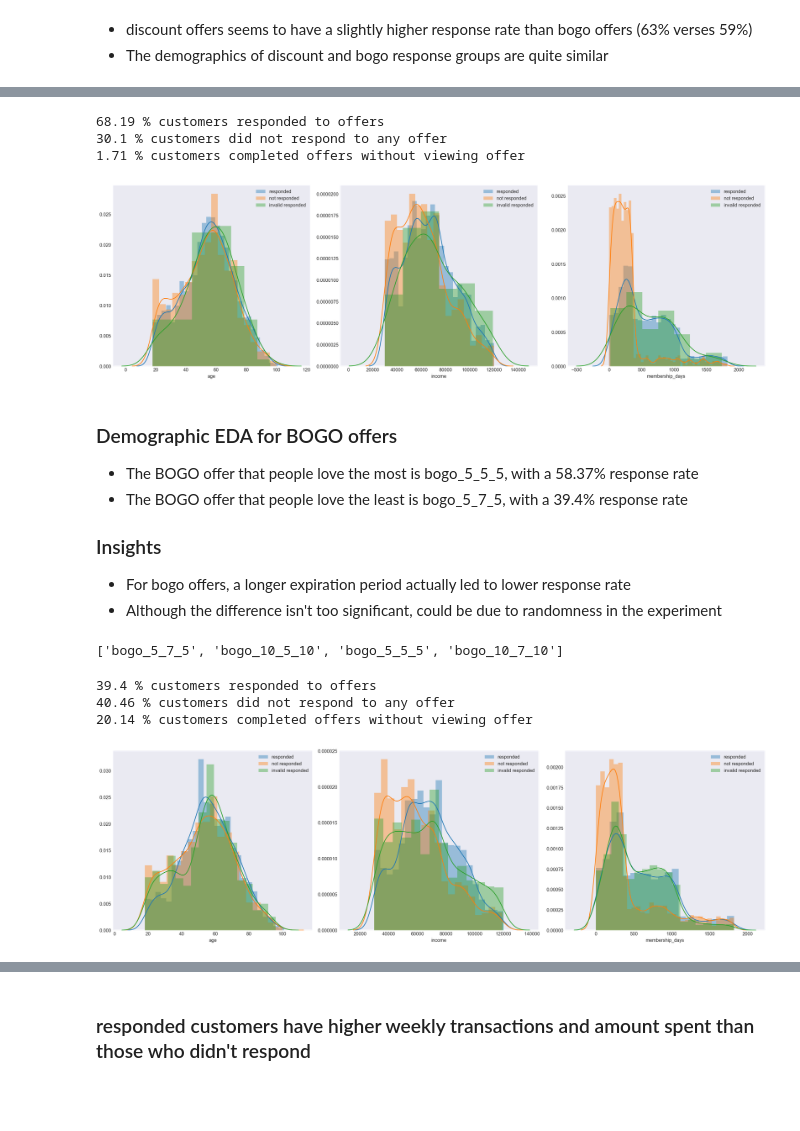
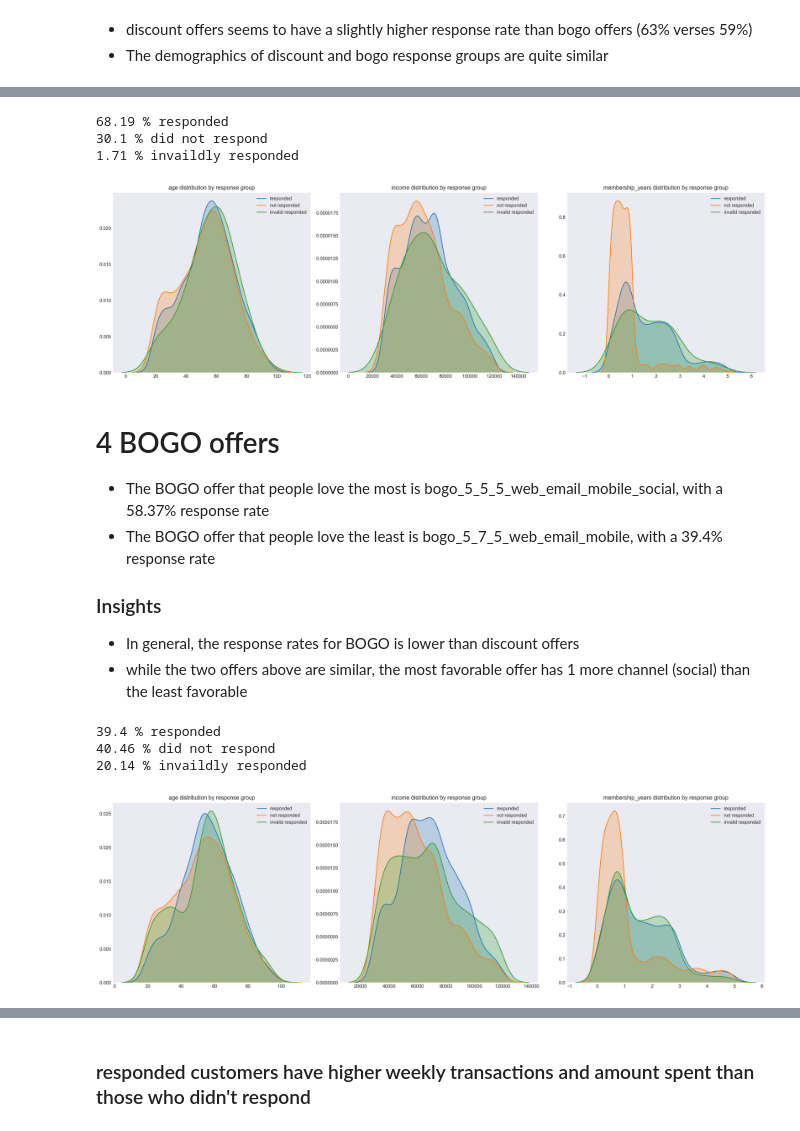
Before and after one commit to kevingao1136/Udacity_DataScience_Nanodegree, a Jupyter notebook: Starbucks_Capstone_Challenge/Starbucks_Capstone.ipynb, the cells around one changed output, grey strips where cells are left out. Cells and saved outputs as stored; diff of their text form; code cells hidden in the pictures; blank space fills up the shorter version.

Commit message:
added channels into the offer feature

```diff
--- a/Starbucks_Capstone_Challenge/Starbucks_Capstone.ipynb
+++ b/Starbucks_Capstone_Challenge/Starbucks_Capstone.ipynb
@@ -129,6 +158,7 @@ customer_funnels.sample(5)
 - 24.5% customers didn't complete the offer
 - 2.4% customers didn't view the offer
 # %%
+customer_funnels = create_offer_type_funnels(['discount','bogo'])
 customer_funnels.isnull().mean() * 100
 # %% [output]
 offer_completed    24.539225
@@ -168,5 +198,5 @@ So we know that for all offers:
 
 **Later on, the funnel input will be funnels for a specific offer, to analyze each offer individually**
 # %%
-responded, not_responded, invalid_responded = create_3_demo_groups(customer_funnels)
+responded, not_responded, invalid_responded = create_3_response_groups(customer_funnels)
 # %% [output]
@@ -178,6 +208,6 @@ responded, not_responded, invalid_responded = create_3_demo_groups(customer_funn
 customers['responded'] = customers.id.isin(responded.index).astype(int)
 customers['not_responded'] = customers.id.isin(not_responded.index).astype(int)
 customers['invalid_responded'] = customers.id.isin(invalid_responded.index).astype(int)
-customers['response'] = customers[['responded','not_responded','invalid_responded']].idxmax(axis=1)
+# customers['response'] = customers[['responded','not_responded','invalid_responded']].idxmax(axis=1)
 customers.head()
 # %% [output]
@@ -215,35 +275,2 @@ response rate for null_customers: 0.36016559337626497
 Looks like customers who do not provide demographic information has a low response rate
-# %%
-def plot_compare_3_groups(funnel):
-
-    '''
-    plot age/income/membership_days distributions by the 3 response groups
-
-    INPUT:
-        funnel - a customer funnel dataset for all offer events, OR for a specific offer type (discount, BOGO)
-    OUTPUT:
-        None - plot 3 distributions
-    '''
-
-    # Define response groups
-    responded, not_responded, invalid_responded = create_3_demo_groups(funnel)
-
-    # Plot 3 graphs
-    plt.figure(figsize=(20,6))
-    plt.subplot(1,3,1)
-    sns.distplot(customers[customers.id.isin(responded.index)].age, label='responded');
-    sns.distplot(customers[customers.id.isin(not_responded.index)].age, label='not responded');
-    sns.distplot(customers[customers.id.isin(invalid_responded.index)].age, label='invalid responded');
-    plt.legend();
-    plt.subplot(1,3,2)
-    sns.distplot(customers[customers.id.isin(responded.index)].income, label='responded');
-    sns.distplot(customers[customers.id.isin(not_responded.index)].income, label='not responded');
-    sns.distplot(customers[customers.id.isin(invalid_responded.index)].income, label='invalid responded');
-    plt.legend();
-    plt.subplot(1,3,3)
-    sns.distplot(customers[customers.id.isin(responded.index)].membership_days, label='responded');
-    sns.distplot(customers[customers.id.isin(not_responded.index)].membership_days, label='not responded');
-    sns.distplot(customers[customers.id.isin(invalid_responded.index)].membership_days, label='invalid responded');
-    plt.legend();
-    plt.tight_layout()
 # %% [markdown]
@@ -379,27 +372,23 @@ plot_compare_3_groups(create_offer_funnels('discount_10_10_2'))
 # %%
-plot_compare_3_groups(create_offer_funnels('discount_7_7_3'))
+plot_compare_3_groups(create_offer_funnels('discount_7_7_3_web_email_mobile_social'))
 # %% [output]
-68.19 % customers responded to offers
-30.1 % customers did not respond to any offer
-1.71 % customers completed offers without viewing offer
+68.19 % responded
+30.1 % did not respond
+1.71 % invaildly responded
-[figure, old version]
+[figure, new version]
 # %% [markdown]
-### Demographic EDA for BOGO offers
-- The BOGO offer that people love the most is bogo_5_5_5, with a 58.37% response rate
-- The BOGO offer that people love the least is bogo_5_7_5, with a 39.4% response rate
+# 4 BOGO offers
+- The BOGO offer that people love the most is bogo_5_5_5_web_email_mobile_social, with a 58.37% response rate
+- The BOGO offer that people love the least is bogo_5_7_5_web_email_mobile, with a 39.4% response rate
 
 ### Insights
-- For bogo offers, a longer expiration period actually led to lower response rate
-- Although the difference isn't too significant, could be due to randomness in the experiment
+- In general, the response rates for BOGO is lower than discount offers
+- while the two offers above are similar, the most favorable offer has 1 more channel (social) than the least favorable
-# %%
-bogo_offers
-# %% [output]
-['bogo_5_7_5', 'bogo_10_5_10', 'bogo_5_5_5', 'bogo_10_7_10']
 # %%
-plot_compare_3_groups(create_offer_funnels('bogo_5_7_5'))
+plot_compare_3_groups(create_offer_funnels('bogo_5_7_5_web_email_mobile'))
 # %% [output]
-39.4 % customers responded to offers
-40.46 % customers did not respond to any offer
-20.14 % customers completed offers without viewing offer
+39.4 % responded
+40.46 % did not respond
+20.14 % invaildly responded
-[figure, old version]
+[figure, new version]
 # %%
```
Also changed, not shown: parts of 50 cells of this notebook, 3 other files.
